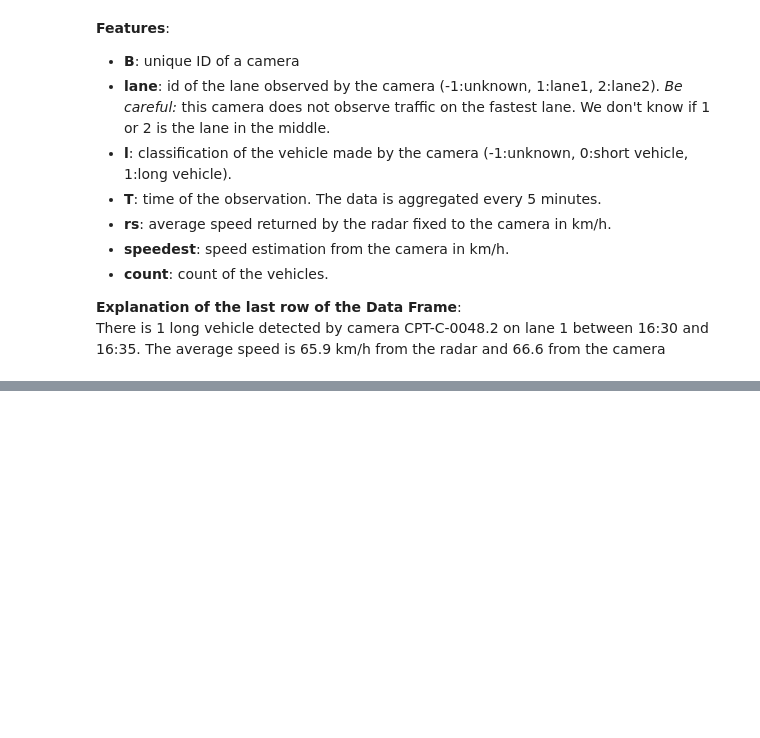
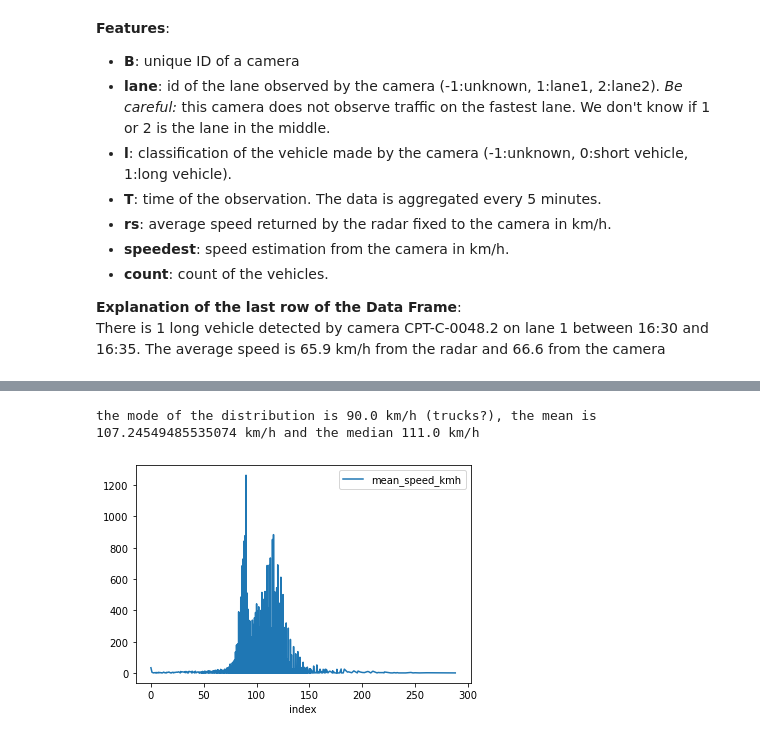
Before and after one commit to khookh/MacqProject, a Jupyter notebook: data_science_exercise.ipynb, the cells around one changed output, grey strips where cells are left out. Saved outputs shown, nothing was run; the diff lists cells and outputs as text; code cells hidden in the pictures; blank space fills up the shorter version.

```diff
--- a/data_science_exercise.ipynb
+++ b/data_science_exercise.ipynb
@@ -50,0 +63,13 @@ There is 1 long vehicle detected by camera CPT-C-0048.2 on lane 1 between 16:30
+# %%
+# reformat timestamps
+time_format='%Y-%m-%d %H:%M:%S'
+anpr_df['T'] = pd.to_datetime(anpr_df['T'].apply(lambda x: x[:-6]), format=time_format)
+anpr_df = anpr_df.rename({'T':'timestamp'}, axis='columns')
+counting_loop_df['timestamp'] = pd.to_datetime(counting_loop_df['timestamp'].apply(lambda x: x[:-6]), format=time_format)
+
+print(anpr_df.dtypes)
+print(counting_loop_df.dtypes)
+
+# set timestamps as index
+# anpr_df = anpr_df.rename({'T':'timestamp'}, axis='columns').set_index('timestamp')
+# counting_loop_df = counting_loop_df.set_index('timestamp')
@@ -50,0 +96,14 @@ There is 1 long vehicle detected by camera CPT-C-0048.2 on lane 1 between 16:30
+# %%
+# check NaN values in counting_loop_df
+
+na_count = [(column,counting_loop_df[column].isna().sum()) for column in counting_loop_df.columns]
+
+na_count0 = [(column,counting_loop_df[counting_loop_df['count']==0][column].isna().sum()) for column in counting_loop_df.columns]
+
+print(na_count)
+
+print(na_count0)
+
+# NaN values in mean_speed_kmh only where count=0 --> it's consistent
+
+counting_loop_df = counting_loop_df[counting_loop_df['count']!=0] # drop empty timeframes
@@ -50,0 +113,6 @@ There is 1 long vehicle detected by camera CPT-C-0048.2 on lane 1 between 16:30
+# %%
+# There are some very high outliers in the speed feature
+print(counting_loop_df[counting_loop_df.mean_speed_kmh > 300].count())
+
+# could be explained by sensors missdetection, we'll delete them
+counting_loop_df = counting_loop_df[counting_loop_df.mean_speed_kmh < 300]
@@ -50,0 +140,10 @@ There is 1 long vehicle detected by camera CPT-C-0048.2 on lane 1 between 16:30
+# %%
+# Is the speed distribution coherent ?
+sp = counting_loop_df.mean_speed_kmh
+speed_distribution = pd.DataFrame(counting_loop_df['mean_speed_kmh'].value_counts())
+speed_distribution.sort_index().reset_index().plot(x ='index', y=['mean_speed_kmh'], kind = 'line')
+
+print(f'the mode of the distribution is {sp.mode()[0]} km/h (trucks?), the mean is {sp.mean()} km/h and the median {sp.median()} km/h')
+# %% [output]
+the mode of the distribution is 90.0 km/h (trucks?), the mean is 107.24549485535074 km/h and the median 111.0 km/h
+[figure, added]
```
Also changed, not shown: parts of 27 cells of this notebook.
